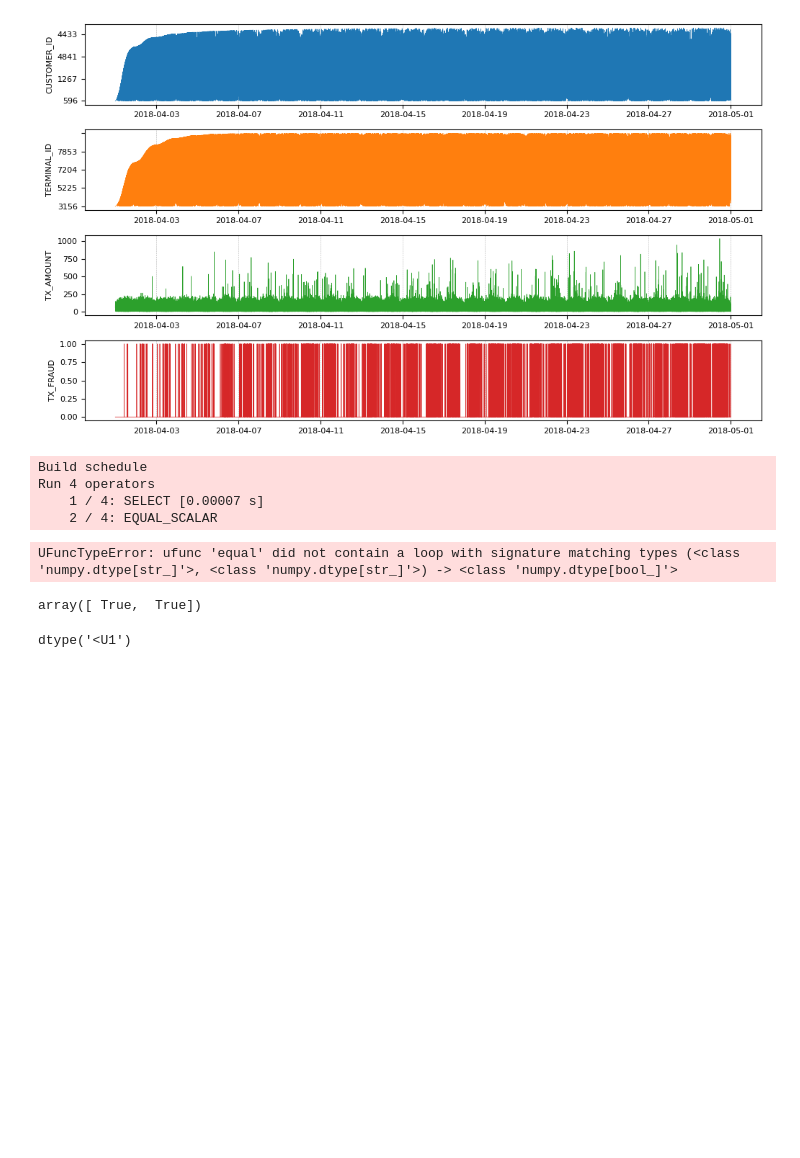
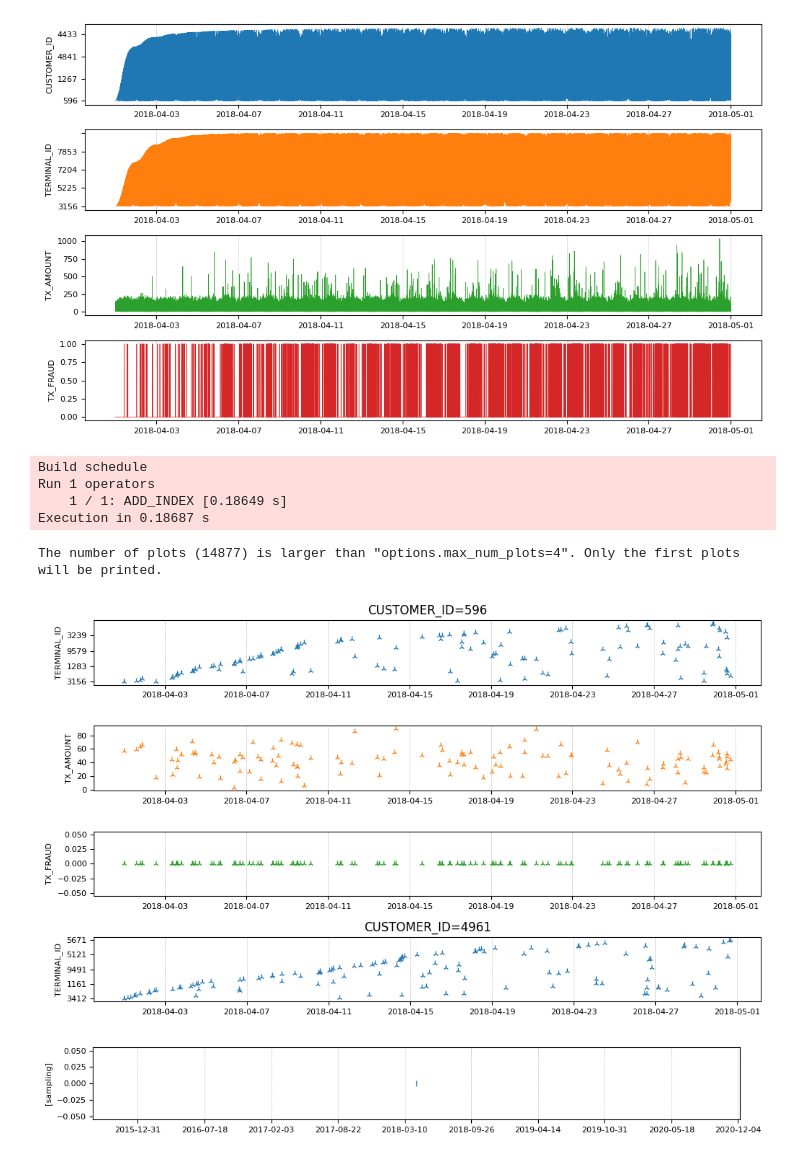
Before and after one commit to google/temporian, a Jupyter notebook: docs/src/tutorials/with_tensorflow_decision_forests.ipynb, the cells around one changed output. Cells and saved outputs as stored; diff of their text form; code cells hidden in the pictures; blank space fills up the shorter version.

```diff
--- a/docs/src/tutorials/with_tensorflow_decision_forests.ipynb
+++ b/docs/src/tutorials/with_tensorflow_decision_forests.ipynb
@@ -81,24 +81,21 @@ dataset.plot()
 # %% [output]
 [figure]
 # %%
-x = dataset.node()
-x = tp.filter(x, tp.equal_scalar(x["CUSTOMER_ID"], "596"))
-x = tp.add_index(x, ["CUSTOMER_ID"])
+dataset_node = dataset.node()
+#x = tp.filter(dataset_node, tp.equal(dataset_node["CUSTOMER_ID"], "596"))
+x = tp.add_index(dataset_node, ["CUSTOMER_ID"])
 
-x.evaluate(dataset).plot()
+x.evaluate(dataset).plot(max_num_plots=4)
 # %% [output]
 Build schedule
-Run 4 operators
-    1 / 4: SELECT [0.00007 s]
-    2 / 4: EQUAL_SCALAR
+Run 1 operators
+    1 / 1: ADD_INDEX [0.18649 s]
+Execution in 0.18687 s
-UFuncTypeError: ufunc 'equal' did not contain a loop with signature matching types (<class 'numpy.dtype[str_]'>, <class 'numpy.dtype[str_]'>) -> <class 'numpy.dtype[bool_]'>
+The number of plots (14877) is larger than "options.max_num_plots=4". Only the first plots will be printed.
+[figure, added]
-# %%
-import numpy as np
-a = np.array(["a","b"])
-np.char.equal(a,a)
-# %% [output]
-array([ True,  True])
-# %%
-a.dtype
-# %% [output]
-dtype('<U1')
+# %%
+train_test_limit = tp.event_set(timestamps=["2018-04-15"])
+
+train_test_limit.plot()
+# %% [output]
+[figure, added]
```
Also changed, not shown: parts of 4 cells of this notebook, 3 other files.
